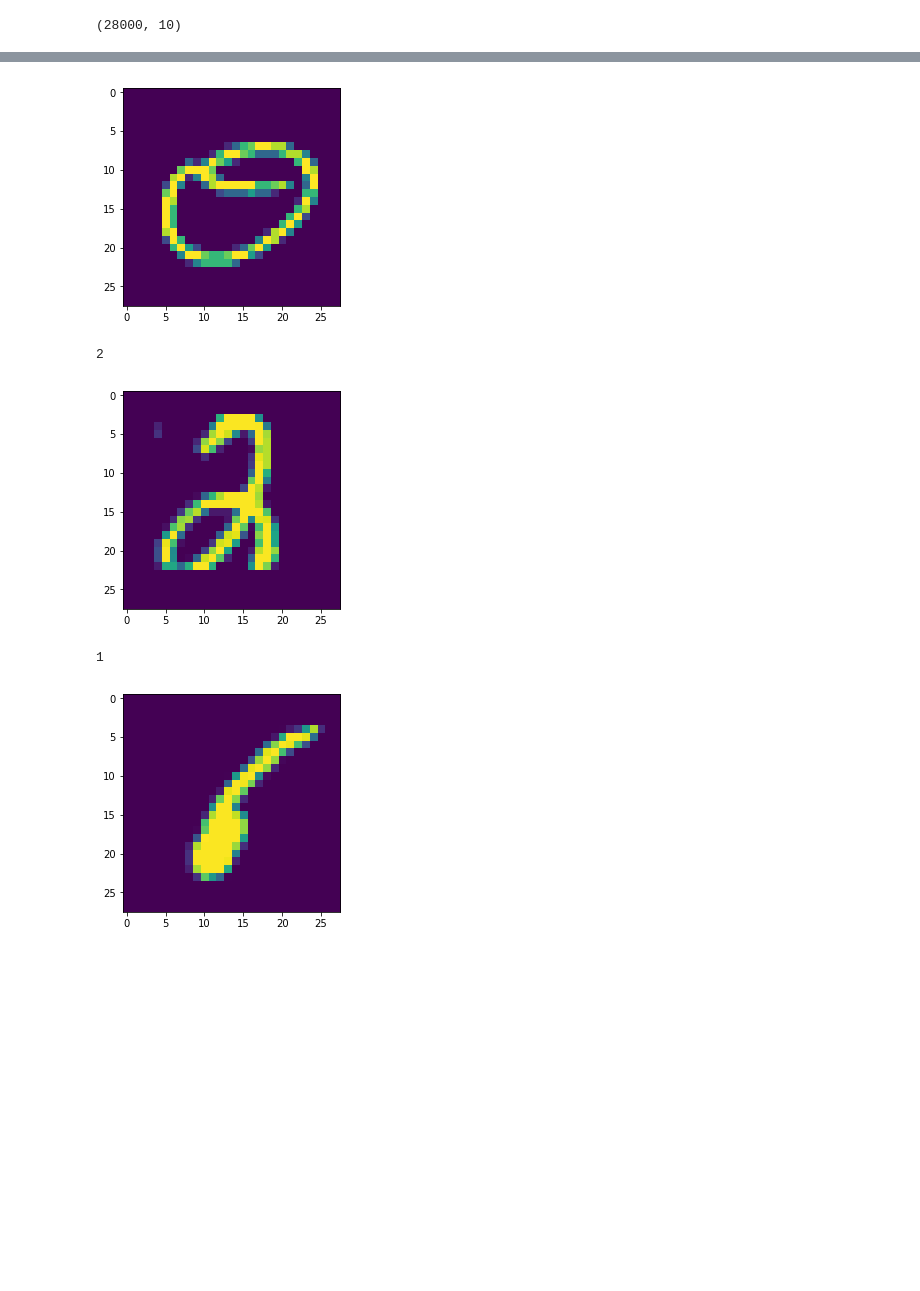
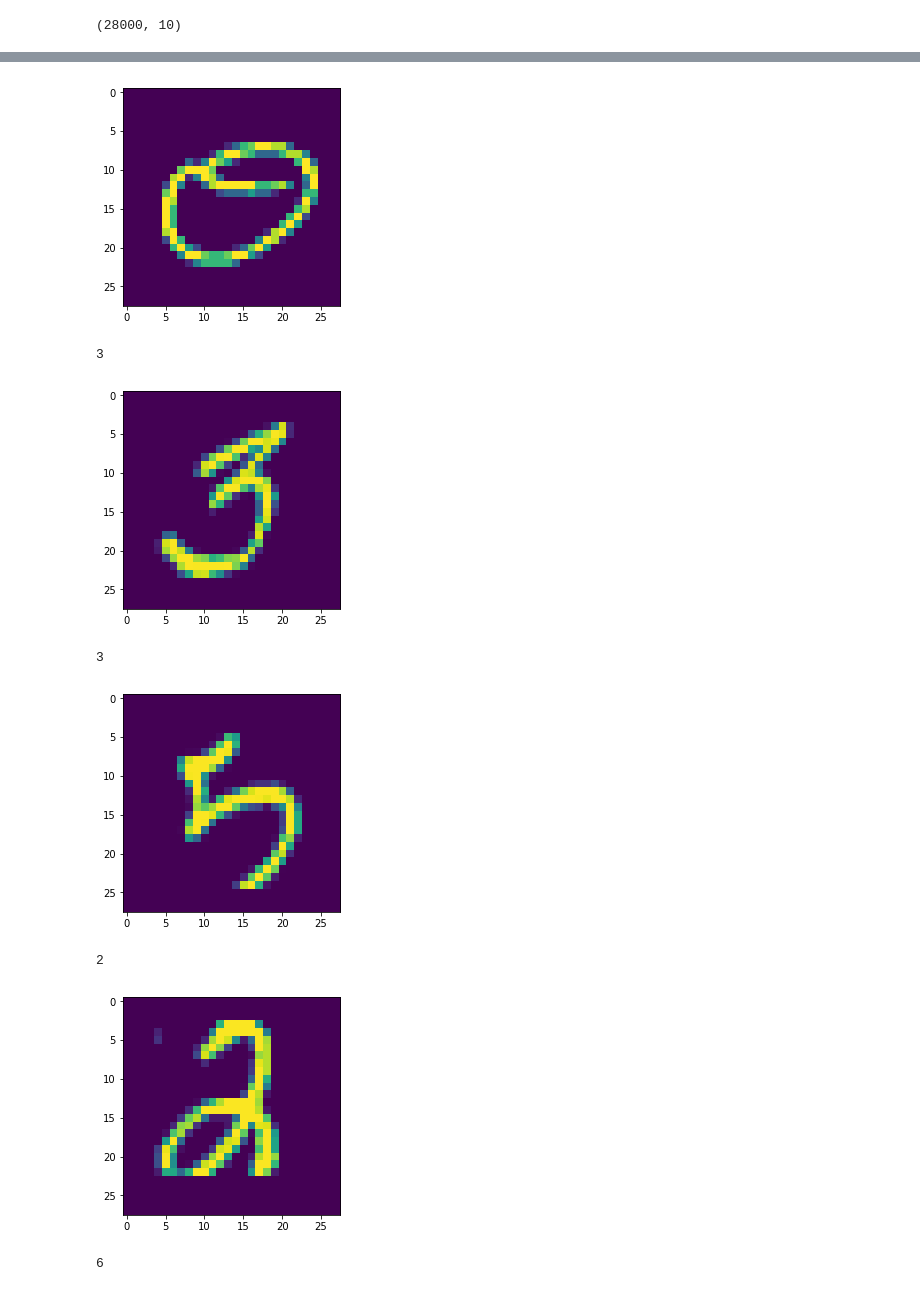
Before and after one commit to codebird/DigitRecognizer, a Jupyter notebook: DigitRecognition-Keras.ipynb, the cells around one changed output, grey strips where cells are left out. Saved outputs shown, nothing was run; the diff lists cells and outputs as text; code cells hidden in the pictures; blank space fills up the shorter version.

```diff
--- a/DigitRecognition-Keras.ipynb
+++ b/DigitRecognition-Keras.ipynb
@@ -76,9 +76,14 @@ def model(input_shape):
     #X = MaxPooling2D(pool_size=(2,2))(X)
     X = BatchNormalization(axis=-1)(X)
     X = Flatten()(X)
+    X = Dense(512)(X)
+    X = Activation('relu')(X)
     X = Dense(256)(X)
     X = Activation('relu')(X)
     X = Dense(128)(X)
+    X = Activation('relu')(X)
+    X = Dense(64)(X)
+    X = Dropout(0.3)(X)
     X = Activation('relu')(X)
     X = Dense(10)(X)
     X = Activation("softmax")(X)
@@ -136,21 +147,26 @@ print(pred.shape)
 # %%
 def showPredictionImage(index):
     print(np.argmax(pred[index]))
     plt.imshow(X_test[index].reshape(28,28))
     plt.show()
 showPredictionImage(3)
 showPredictionImage(5)
 showPredictionImage(59)
+showPredictionImage(138)
+showPredictionImage(275)
 showPredictionImage(498)
 showPredictionImage(1235)
 # %% [output]
 9
 [figure]
 7
 [figure]
 0
 [figure]
-2
+3
-[figure, old version]
+[figure, new version]
-1
+3
-[figure, old version]
+[figure, new version]
+2
+[figure, added]
+6
```
Also changed, not shown: parts of 3 cells of this notebook, 1 other file.
